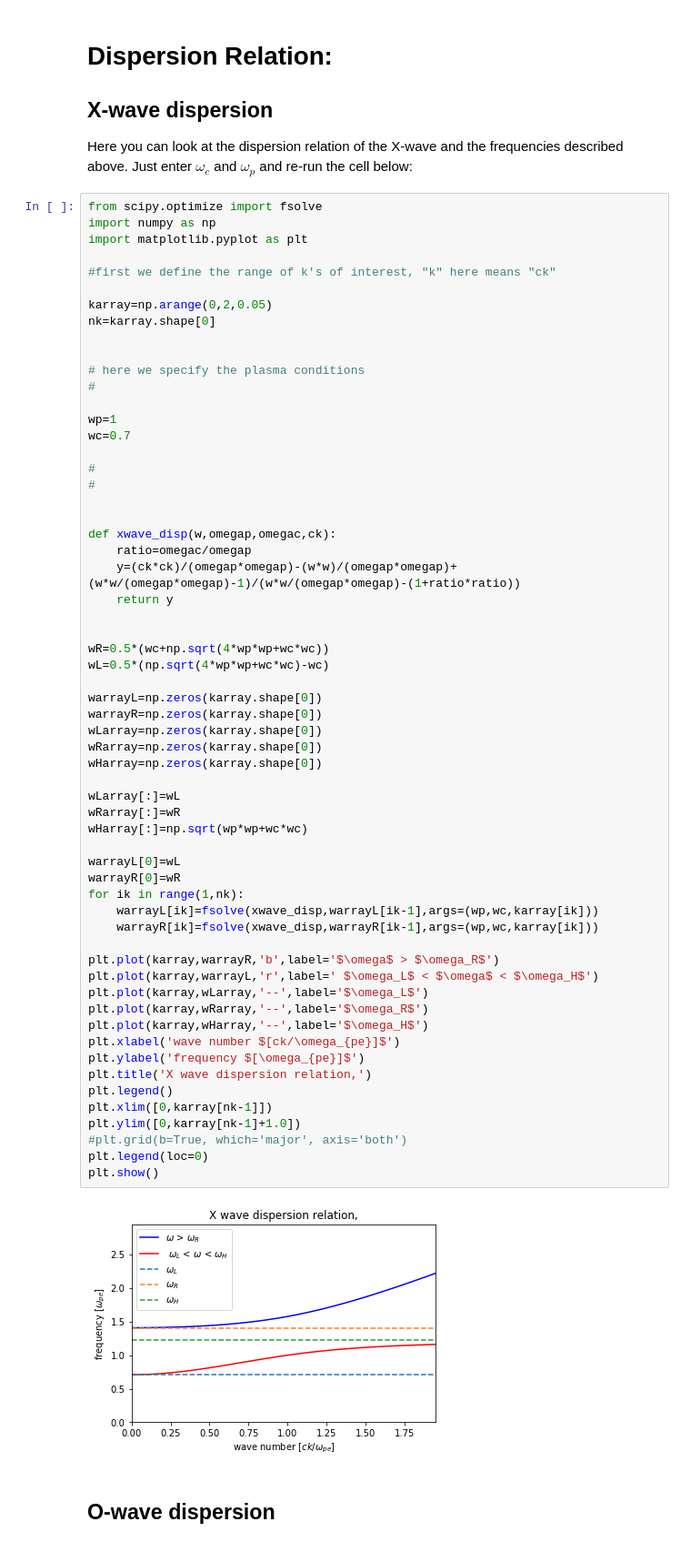
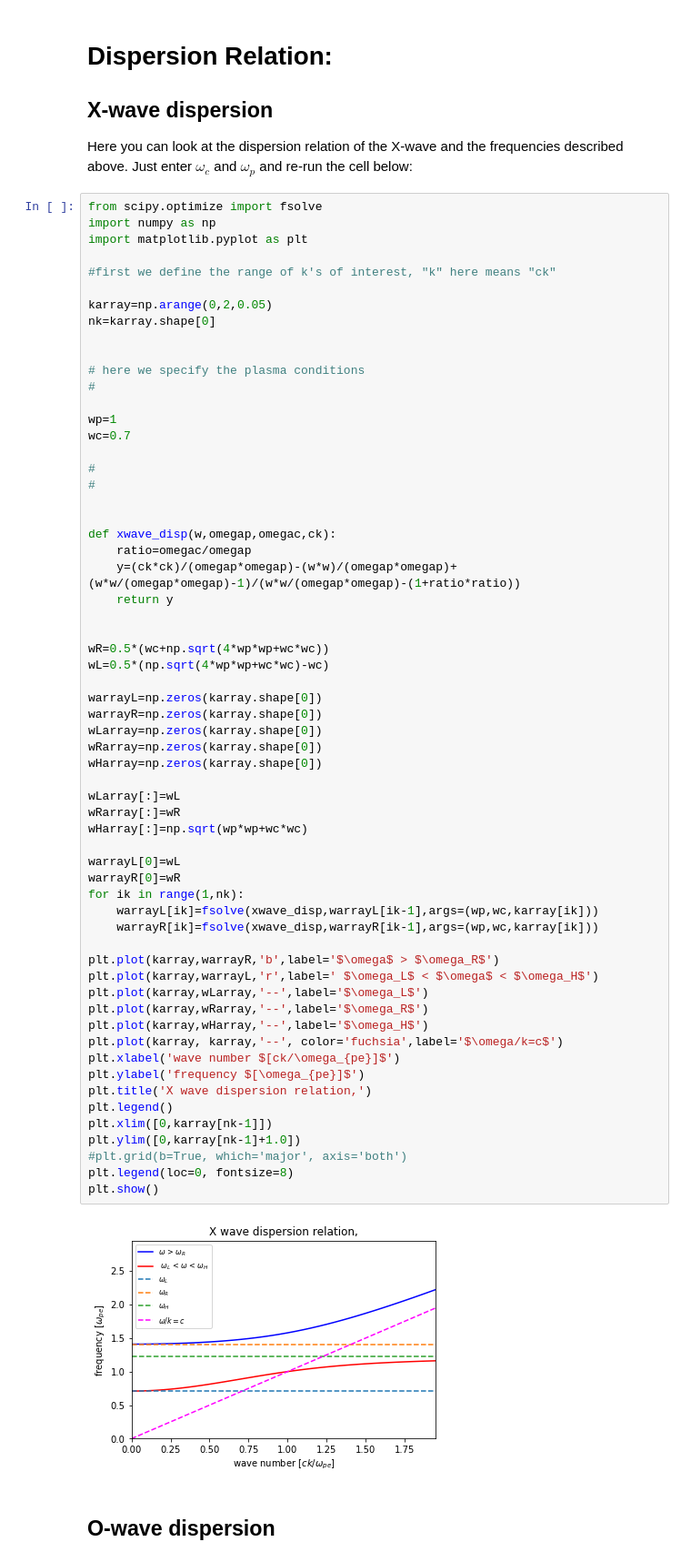
Before and after one commit to UCLA-Plasma-Simulation-Group/educational-codes, a Jupyter notebook: jupyter-docker/M185/project-3a/project-3a.ipynb, the cells around one changed output. Shown at 91% size. Cells and saved outputs as stored; diff of their text form.

```diff
--- a/jupyter-docker/M185/project-3a/project-3a.ipynb
+++ b/jupyter-docker/M185/project-3a/project-3a.ipynb
@@ -93,35 +93,36 @@ wL=0.5*(np.sqrt(4*wp*wp+wc*wc)-wc)
 warrayL=np.zeros(karray.shape[0])
 warrayR=np.zeros(karray.shape[0])
 wLarray=np.zeros(karray.shape[0])
 wRarray=np.zeros(karray.shape[0])
 wHarray=np.zeros(karray.shape[0])
 
 wLarray[:]=wL
 wRarray[:]=wR
 wHarray[:]=np.sqrt(wp*wp+wc*wc)
 
 warrayL[0]=wL
 warrayR[0]=wR
 for ik in range(1,nk):
     warrayL[ik]=fsolve(xwave_disp,warrayL[ik-1],args=(wp,wc,karray[ik]))
     warrayR[ik]=fsolve(xwave_disp,warrayR[ik-1],args=(wp,wc,karray[ik]))
 
 plt.plot(karray,warrayR,'b',label='$\omega$ > $\omega_R$')
 plt.plot(karray,warrayL,'r',label=' $\omega_L$ < $\omega$ < $\omega_H$')
 plt.plot(karray,wLarray,'--',label='$\omega_L$')
 plt.plot(karray,wRarray,'--',label='$\omega_R$')
 plt.plot(karray,wHarray,'--',label='$\omega_H$')
+plt.plot(karray, karray,'--', color='fuchsia',label='$\omega/k=c$')
 plt.xlabel('wave number $[ck/\omega_{pe}]$')
 plt.ylabel('frequency $[\omega_{pe}]$')
 plt.title('X wave dispersion relation,')
 plt.legend()
 plt.xlim([0,karray[nk-1]])
 plt.ylim([0,karray[nk-1]+1.0])
 #plt.grid(b=True, which='major', axis='both')
-plt.legend(loc=0)
+plt.legend(loc=0, fontsize=8)
 plt.show()
 # %% [output]
-[figure, old version]
+[figure, new version]
 # %% [markdown]
 ## O-wave dispersion
 # %%
```
